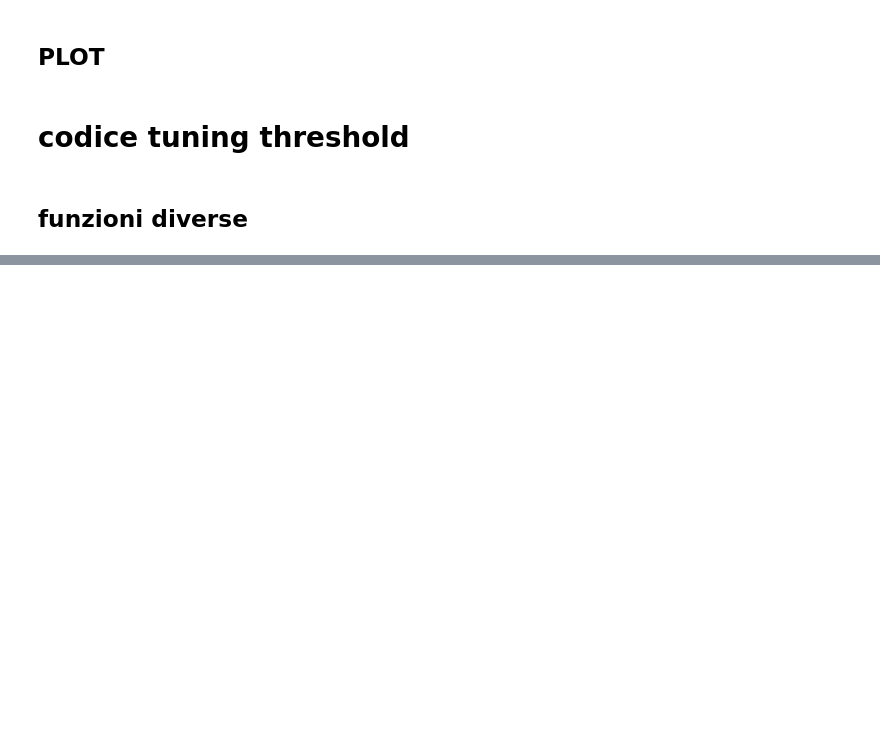
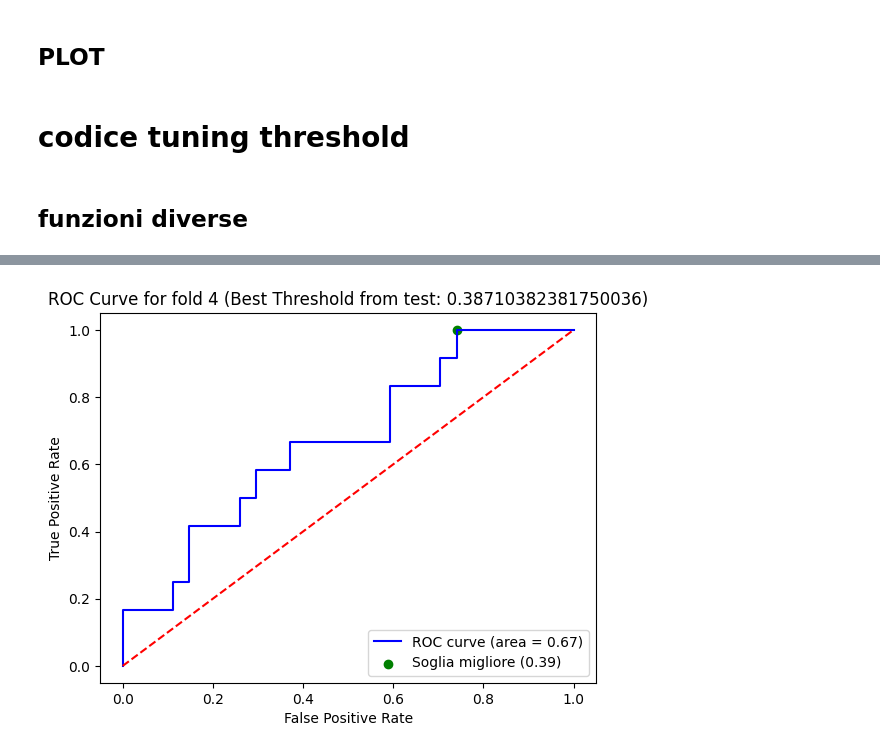
Before and after one commit to alessiamenozzi/ThesisPlaques, a Jupyter notebook: Classificatori/Classificatore3D.ipynb, the cells around one changed output, grey strips where cells are left out. Saved outputs shown, nothing was run; the diff lists cells and outputs as text; code cells hidden in the pictures; blank space fills up the shorter version.

```diff
--- a/Classificatori/Classificatore3D.ipynb
+++ b/Classificatori/Classificatore3D.ipynb
@@ -1213,0 +2274,84 @@ print(f"Numero di elementi con 'fold' diverso da None: {count_non_none_fold}")
+# %%
+import matplotlib.pyplot as plt
+from sklearn.metrics import roc_curve, auc, f1_score, accuracy_score, confusion_matrix
+
+# Funzione per fare predizioni sul test set e scegliere la soglia migliore basata sul test set
+def predici_con_soglia_migliore_da_roc(indice, fold_num, X_test, y_test):
+    # Prendi i risultati ordinati in base a F1, ROC AUC e PR AUC
+    sorted_results = sorted(grid_results.items(), key=lambda x: (x[1]['avg_f1'], x[1]['avg_roc_auc'], x[1]['avg_pr_auc']), reverse=True)
+
+    if indice >= len(sorted_results):
+        print("L'indice è fuori dal range di sorted_results.")
+        return
+
+    # Prendi la combinazione corrispondente
+    params, metrics = sorted_results[indice]
+    classifier, selector, num_features = params
+
+    # Trova il fold specifico
+    filtered_results = [res for res in results_val if res['classifier'] == classifier and res['selector'] == selector and res['num_features'] == num_features]
+
+    if len(filtered_results) < fold_num:
+        print("Il fold specificato non esiste.")
+        return
+
+    # Prendi i risultati per il fold specifico
+    res = filtered_results[fold_num - 1]  # fold_num è 1-based, quindi sottrai 1 per accedere all'indice corretto
+    model = res['model']  # Usa il modello allenato per quel fold
+    selected_features = res['selected_features']  # Prendi le feature selezionate nel fold
+
+    # Riduci il test set alle feature selezionate nel fold di validazione
+    X_test_selected = X_test[:, selected_features]  # Applica la selezione delle feature
+
+    # Fai predizioni sul test set ridotto
+    y_proba_test = model.predict_proba(X_test_selected)[:, 1]
+
+    # Calcola la ROC curve per il test set
+    fpr_test, tpr_test, thresholds_test = roc_curve(y_test, y_proba_test)
+    roc_auc_test = auc(fpr_test, tpr_test)
+
+    # Ora cerca la soglia migliore tra quelle calcolate con la ROC sul test set
+    best_f1_score = -1
+    best_threshold_test = 0
+    best_fpr_test = 0
+    best_tpr_test = 0
+
+    for idx, threshold in enumerate(thresholds_test):
+        y_pred_test = (y_proba_test >= threshold).astype(int)
+        current_f1 = f1_score(y_test, y_pred_test)
+        if current_f1 > best_f1_score:
+            best_f1_score = current_f1
+            best_threshold_test = threshold
+            best_fpr_test = fpr_test[idx]
+            best_tpr_test = tpr_test[idx]
+
+    # Visualizza la ROC curve con la nuova soglia
+    plt.figure()
+    plt.plot(fpr_test, tpr_test, color='blue', label=f'ROC curve (area = {roc_auc_test:.2f})')
+    plt.plot([0, 1], [0, 1], color='red', linestyle='--')
+
+    # Mostra il punto della soglia scelta sul test set
+    plt.scatter(best_fpr_test, best_tpr_test, color='green', marker='o', label=f'Soglia migliore ({best_threshold_test:.2f})')
+
+    plt.xlabel('False Positive Rate')
+    plt.ylabel('True Positive Rate')
+    plt.title(f'ROC Curve for fold {fold_num} (Best Threshold from test: {best_threshold_test})')
+    plt.legend(loc="lower right")
+    plt.show()
+
+    # Applica la soglia migliore trovata sul test set
+    y_pred_test_best = (y_proba_test >= best_threshold_test).astype(int)
+
+    # Stampa le metriche di valutazione sul test set
+    print(f"Test Results for fold {fold_num}:")
+    print(f"Best Threshold (from test): {best_threshold_test}")
+    print(f"Best F1 Score: {best_f1_score}")
+    print(f"Accuracy: {accuracy_score(y_test, y_pred_test_best)}")
+    print(f"Confusion Matrix:\n{confusion_matrix(y_test, y_pred_test_best)}")
+
+# Esempio di utilizzo
+indice = 0  # Specifica l'indice del risultato ordinato che vuoi utilizzare
+fold_num = 4  # Specifica il fold migliore che hai trovato
+predici_con_soglia_migliore_da_roc(indice, fold_num, X_test_reduced, y_test)
+# %% [output]
+[figure, added]
```
Also changed, not shown: parts of 32 cells of this notebook.
